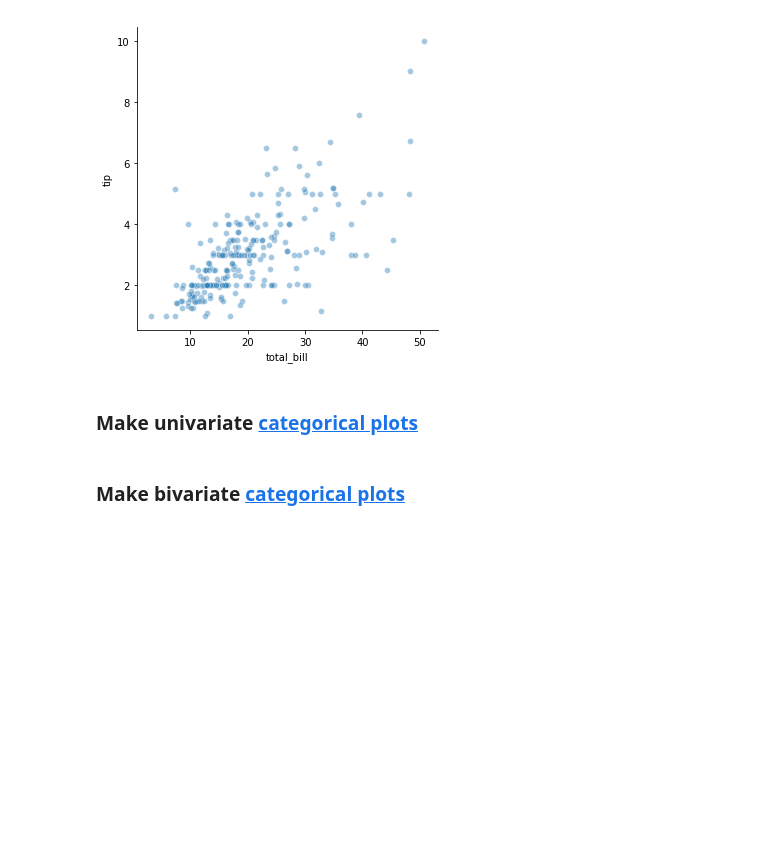
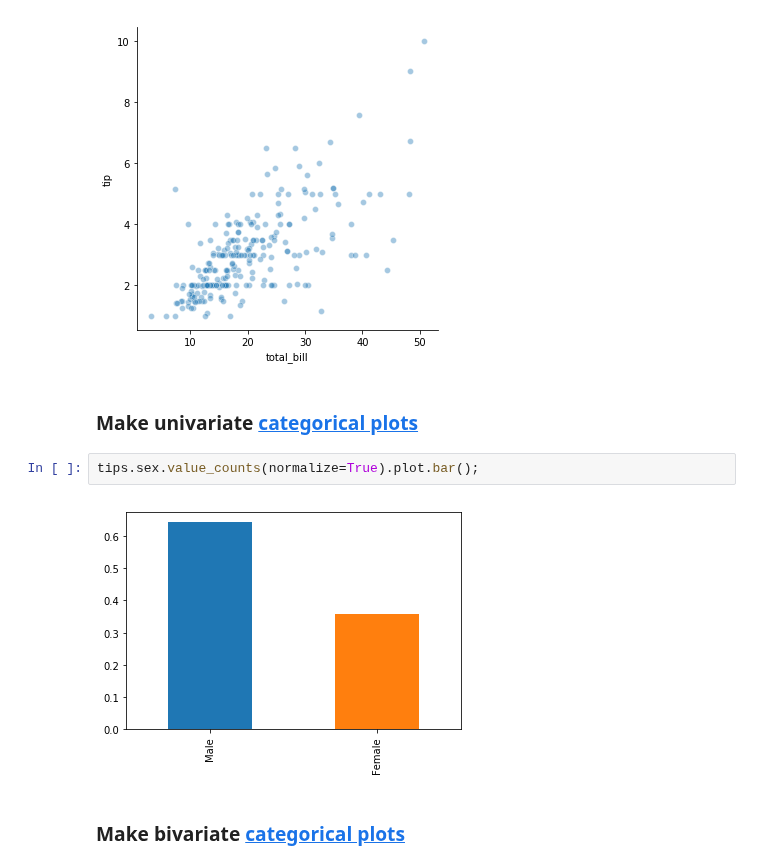
Before and after one commit to bloominstituteoftechnology/DS-Unit-1-Sprint-3-Data-Storytelling, a Jupyter notebook: module2-choose-appropriate-visualizations/LS_DS_222_Choose_appropriate_visualizations.ipynb, the cells around one changed output. Drawn from its saved outputs; the diff is of its cells as text; blank space fills up the shorter version.

```diff
--- a/module2-choose-appropriate-visualizations/LS_DS_222_Choose_appropriate_visualizations.ipynb
+++ b/module2-choose-appropriate-visualizations/LS_DS_222_Choose_appropriate_visualizations.ipynb
@@ -403,5 +403,9 @@ sns.relplot('total_bill', 'tip', data=tips, alpha=0.4);
 [figure]
 # %% [markdown]
 ### Make univariate [categorical plots](https://seaborn.pydata.org/generated/seaborn.catplot.html)
+# %%
+tips.sex.value_counts(normalize=True).plot.bar();
+# %% [output]
+[figure, added]
 # %% [markdown]
 ### Make bivariate [categorical plots](https://seaborn.pydata.org/generated/seaborn.catplot.html)
```
Also changed, not shown: parts of 19 cells of this notebook.
